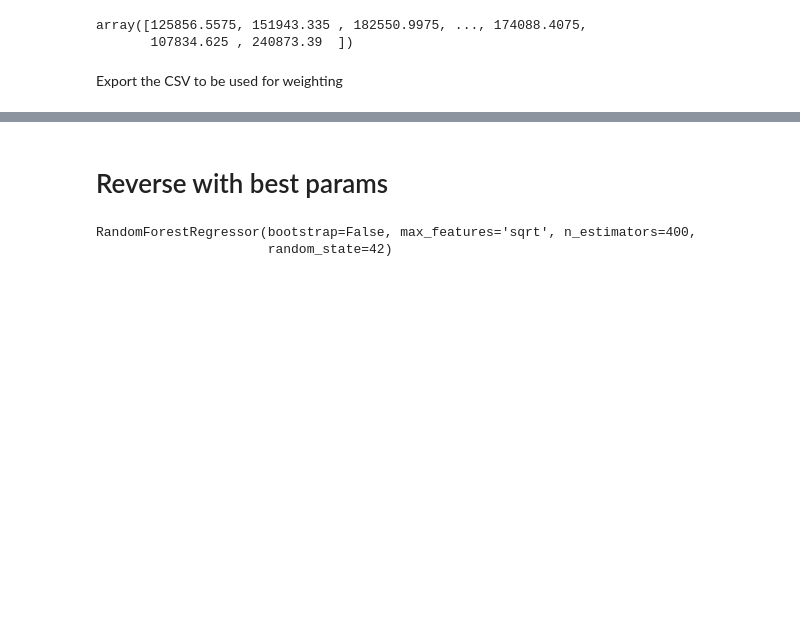
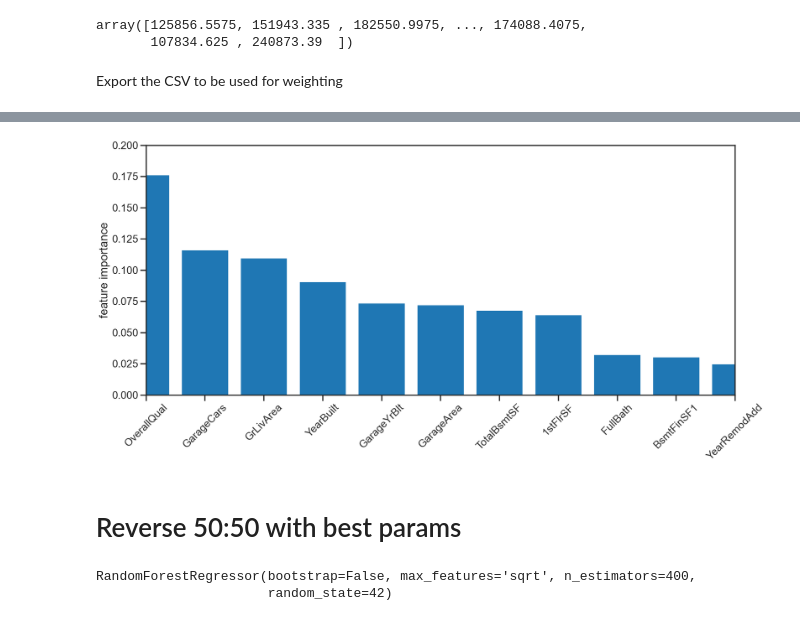
Before and after one commit to yummypugs/Data-Analytics-in-Business, a Jupyter notebook: 3.1.2 Stringless_Housing_RandomForest.ipynb, the cells around one changed output, grey strips where cells are left out. Drawn from its saved outputs; the diff is of its cells as text; code cells hidden in the pictures; blank space fills up the shorter version.

```diff
--- a/3.1.2 Stringless_Housing_RandomForest.ipynb
+++ b/3.1.2 Stringless_Housing_RandomForest.ipynb
@@ -259,5 +268,10 @@ pd.DataFrame(y_predicted).to_csv(f"{cmn.export_data_path}RandomForest_for_weight
+# %%
+cmn.plot_feature_importance(x_val=X_train, forest=forest, x_lim=10, y_lim=0.2, fig_size=(20,10))
+plt.show()
+# %% [output]
+[figure, added]
 # %% [markdown]
-# Reverse with best params
+# Reverse 50:50 with best params
 # %%
 forest = forest_random.best_estimator_
 forest.fit(X_test, y_predicted)
```
Also changed, not shown: parts of 15 cells of this notebook, 10 other files.
